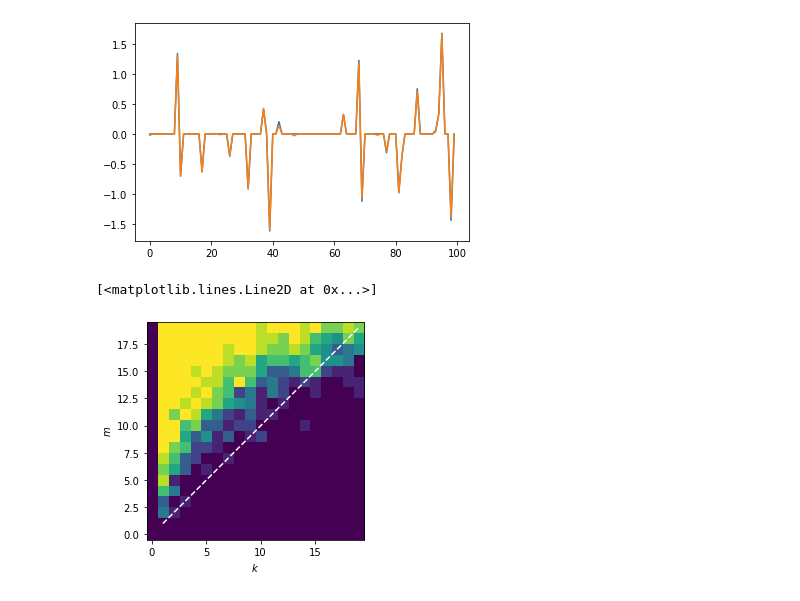
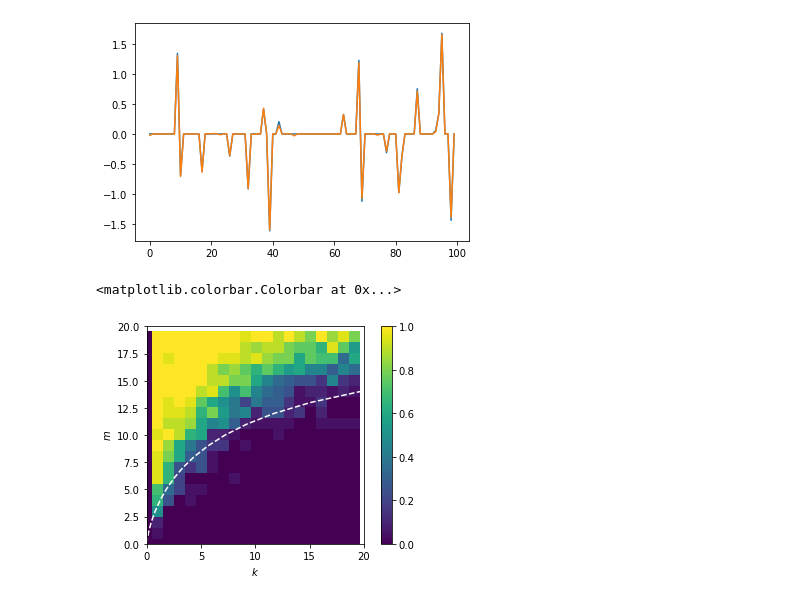
Before and after one commit to TristanvanLeeuwen/Summerschool, a Jupyter notebook: CompressedSensing.ipynb, the cells around one changed output. Cells and saved outputs as stored; diff of their text form; code cells hidden in the pictures.

```diff
--- a/CompressedSensing.ipynb
+++ b/CompressedSensing.ipynb
@@ -195,19 +197,31 @@ def experiment(m,n,k,alpha=0.1):
     return np.linalg.norm(u-u_rec)/np.linalg.norm(u)
 
 
-n = 100
+n = 20
+ns = 20
 
-P = np.zeros((n,n))
+P = np.zeros((n,n,ns))
 for m in range(1,n):
     for k in range(1,n):
-        for i in range(10):
+        for i in range(ns):
             error = experiment(m,n,k,alpha=0.001)
-            P[m,k] += int(error <= 0.1)
+            P[m,k,i] = error
-# %%
-plt.imshow(P,origin='lower')
-plt.xlabel('$k$')
-plt.ylabel('$m$')
-plt.plot(range(1,n),range(1,n),'w--')
-# %% [output]
-[<matplotlib.lines.Line2D at 0x...>]
-[figure, removed]
+# %%
+S = np.zeros((n,n))
+for m in range(1,n):
+    for k in range(1,n):
+        S[m,k] = np.mean(P[m,k,:]<=.1)
+
+ms = np.array(range(n))
+ks = np.array(range(n))
+
+plt.imshow(S,origin='lower')
+plt.plot(ms/(2*np.log(n/ms)),ks,'w--')
+plt.xlim([0,n])
+plt.ylim([0,n])
+plt.xlabel('$k$')
+plt.ylabel('$m$')
+plt.colorbar()
+# %% [output]
+<matplotlib.colorbar.Colorbar at 0x...>
+[figure, added]
```
Also changed, not shown: parts of 2 cells of this notebook, 6 other files.
